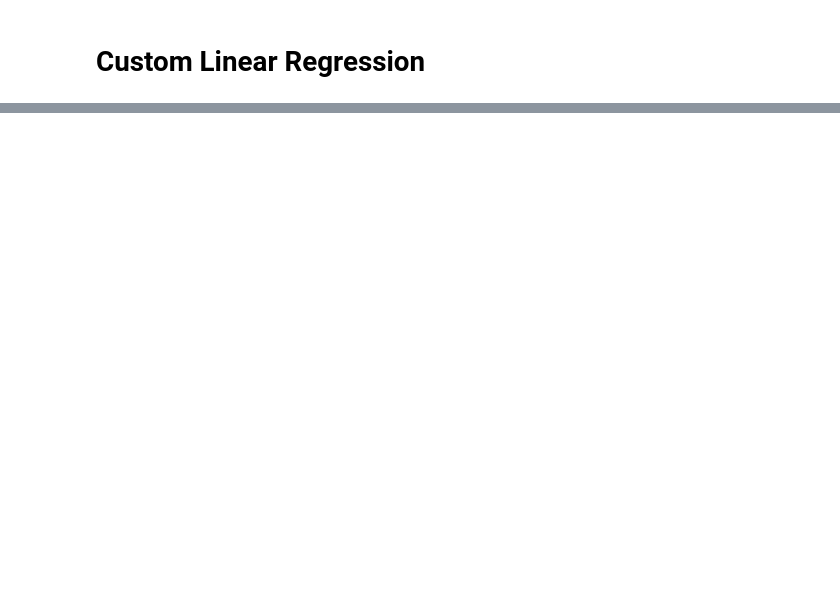
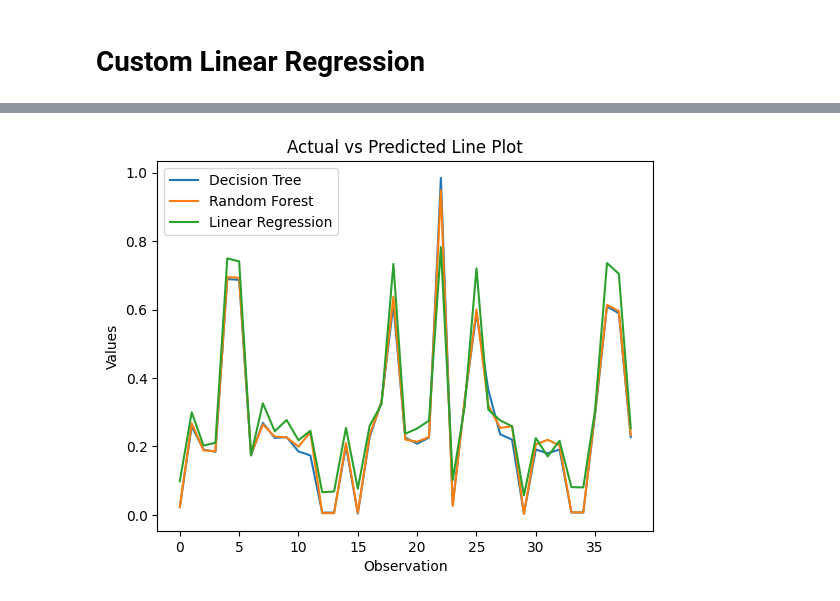
Before and after one commit to NathanPortelli/ICS5110-Applied-ML, a Jupyter notebook: main.ipynb, the cells around one changed output, grey strips where cells are left out. Saved outputs shown, nothing was run; the diff lists cells and outputs as text; code cells hidden in the pictures; blank space fills up the shorter version.

Commit message:
Added RMSE and Line Plot

```diff
--- a/main.ipynb
+++ b/main.ipynb
@@ -265,0 +278,11 @@ plt.show()
+# %%
+plt.plot(Custom_Decision_Tree_Regressor_Prediction, label='Decision Tree')
+plt.plot(Custom_Random_Forest_Regressor_Prediction, label='Random Forest')
+plt.plot(Custom_Linear_Regression_Prediction, label='Linear Regression')
+plt.xlabel('Observation')
+plt.ylabel('Values')
+plt.title('Actual vs Predicted Line Plot')
+plt.legend(loc='upper left')
+plt.show()
+# %% [output]
+[figure, added]
```
Also changed, not shown: parts of 8 cells of this notebook, 1 other file.
